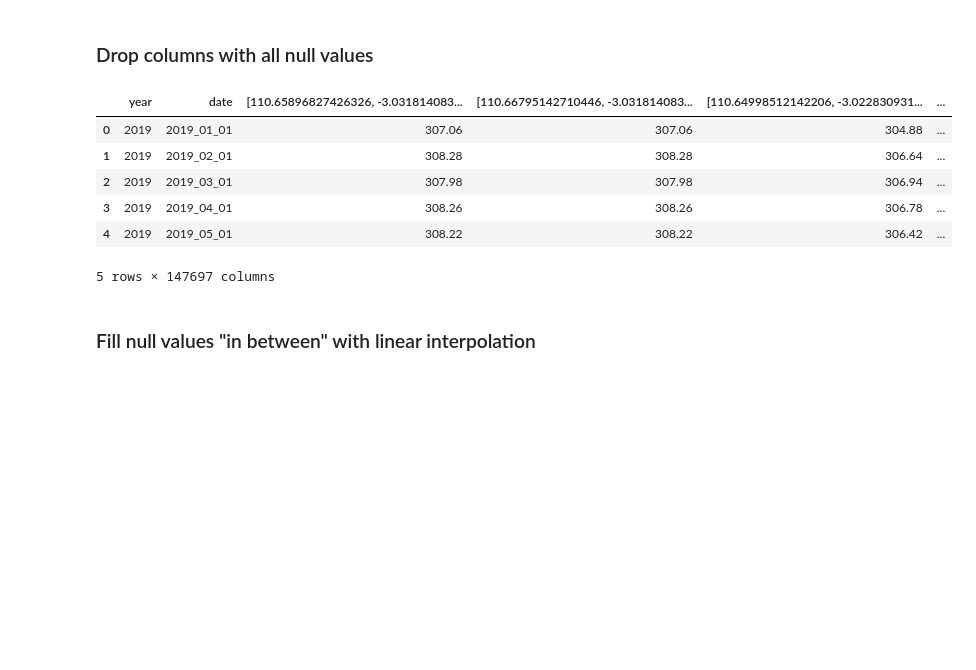
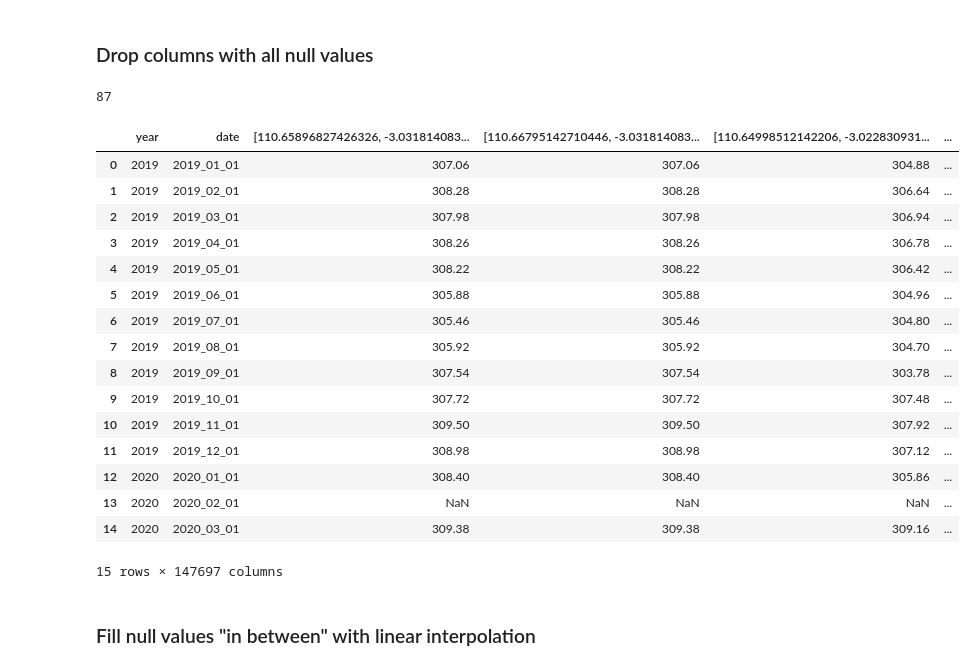
Before and after one commit to dipp-12/fire-forest-monthly-prediction, a Jupyter notebook: 3. split_data.ipynb, the cells around one changed output. Saved outputs shown, nothing was run; the diff lists cells and outputs as text; code cells hidden in the pictures; blank space fills up the shorter version.

```diff
--- a/3. split_data.ipynb
+++ b/3. split_data.ipynb
@@ -41,18 +42,35 @@ df.isna().sum().sum()
 153493
 # %% [markdown]
 ### Drop columns with all null values
+# %%
+# Count columns with all null values
+df.isna().all().sum()
+# %% [output]
+87
 # %%
+# Drop columns with all null values
 df = df.dropna(axis=1, how='all')
-df.head()
-# Alternatively, fill with nearest value (nearest column)
+
+# Check if columns with all null values are dropped
+df.head(15)
 # %% [output]
 |  | year | date | [110.65896827426326, -3.031814083... | [110.66795142710446, -3.031814083... | [110.64998512142206, -3.022830931... | ... |
 | 0 | 2019 | 2019_01_01 | 307.06 | 307.06 | 304.88 | ... |
 | 1 | 2019 | 2019_02_01 | 308.28 | 308.28 | 306.64 | ... |
 | 2 | 2019 | 2019_03_01 | 307.98 | 307.98 | 306.94 | ... |
 | 3 | 2019 | 2019_04_01 | 308.26 | 308.26 | 306.78 | ... |
 | 4 | 2019 | 2019_05_01 | 308.22 | 308.22 | 306.42 | ... |
+| 5 | 2019 | 2019_06_01 | 305.88 | 305.88 | 304.96 | ... |
+| 6 | 2019 | 2019_07_01 | 305.46 | 305.46 | 304.80 | ... |
+| 7 | 2019 | 2019_08_01 | 305.92 | 305.92 | 304.70 | ... |
+| 8 | 2019 | 2019_09_01 | 307.54 | 307.54 | 303.78 | ... |
+| 9 | 2019 | 2019_10_01 | 307.72 | 307.72 | 307.48 | ... |
+| 10 | 2019 | 2019_11_01 | 309.50 | 309.50 | 307.92 | ... |
+| 11 | 2019 | 2019_12_01 | 308.98 | 308.98 | 307.12 | ... |
+| 12 | 2020 | 2020_01_01 | 308.40 | 308.40 | 305.86 | ... |
+| 13 | 2020 | 2020_02_01 | NaN | NaN | NaN | ... |
+| 14 | 2020 | 2020_03_01 | 309.38 | 309.38 | 309.16 | ... |
-5 rows × 147697 columns
+15 rows × 147697 columns
 # %% [markdown]
 ### Fill null values "in between" with linear interpolation
 # %%
```
Also changed, not shown: parts of 10 cells of this notebook, 2 other files.
